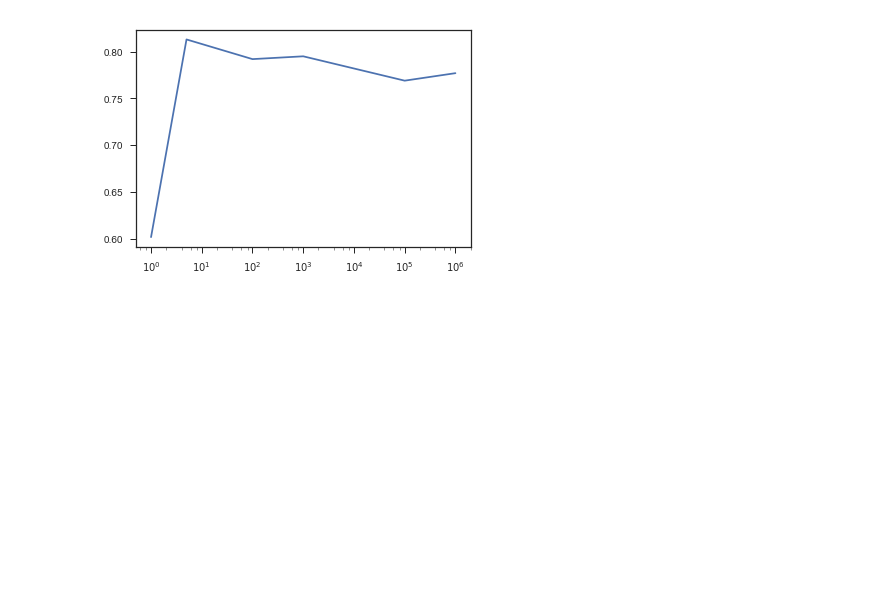
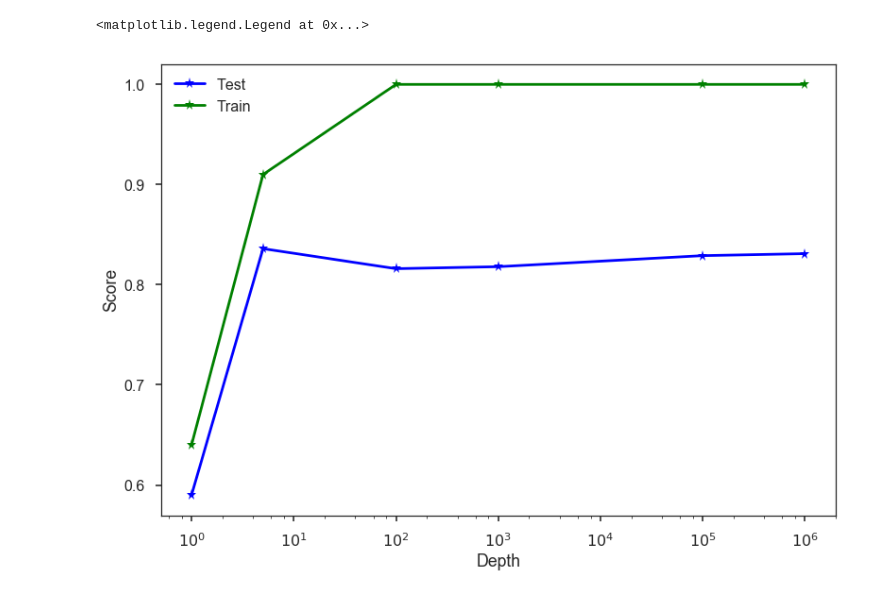
Before and after one commit to cs109/a-2017, a Jupyter notebook: Lectures/Lecture14-DecisionTrees/Lecture_14_Notebook.ipynb, the cells around one changed output. Drawn from its saved outputs; the diff is of its cells as text; code cells hidden in the pictures; blank space fills up the shorter version.

```diff
--- a/Lectures/Lecture14-DecisionTrees/Lecture_14_Notebook.ipynb
+++ b/Lectures/Lecture14-DecisionTrees/Lecture_14_Notebook.ipynb
@@ -21,6 +27,14 @@ from sklearn import tree
 from sklearn import ensemble
 sns.set(style="ticks")
 %matplotlib inline
+
+
+
+import seaborn as sns
+pd.set_option('display.width', 1500)
+pd.set_option('display.max_columns', 100)
+
+sns.set_context('poster')
 # %%
 #--------  fit_and_plot_dt
 # Fit decision tree with on given data set with given depth, and plot the data/model
@@ -82,7 +96,9 @@ def plot_tree_boundary(x, y, model, title, ax, plot_data=True, fill=True, color=
 
     return ax
 # %%
-data = np.random.multivariate_normal([0, 0], np.eye(2) * 5, size=200)
-data = np.hstack((data, np.zeros((200, 1))))
+npoints = 200
+data = np.random.multivariate_normal([0, 0], np.eye(2) * 5, size=npoints)
+data = np.hstack((data, np.zeros((npoints, 1))))
+
 data[data[:, 0]**2 + data[:, 1]**2 < 3**2, 2] = np.random.choice([0, 1], len(data[data[:, 0]**2 + data[:, 1]**2 < 3**2]), p=[0.2, 0.8])
 # %%
@@ -116,24 +132,31 @@ for i in depths:
 # %%
 #Overfitting
 
 depths = [1, 5, 100, 1000, 100000, 1000000]
 
 test_data = np.random.multivariate_normal([0, 0], np.eye(2) * 5, size=1000)
 test_data = np.hstack((test_data, np.zeros((1000, 1))))
 test_data[test_data[:, 0]**2 + test_data[:, 1]**2 < 3**2, 2] = np.random.choice([0, 1], len(test_data[test_data[:, 0]**2 + test_data[:, 1]**2 < 3**2]), p=[0.2, 0.8])
 x_test = test_data[:, :-1]
 y_test = test_data[:, -1]
 
 scores = []
+scores_train = []
 for depth in depths:
     dt = tree.DecisionTreeClassifier(max_depth = depth)
     dt.fit(x, y)
     scores.append(dt.score(x_test, y_test))
+    scores_train.append(dt.score(x, y))
 
-plt.plot(depths, scores)
+plt.plot(depths, scores, 'b*-', label = 'Test')
+plt.plot(depths, scores_train, 'g*-', label = 'Train')
+plt.xlabel('Depth')
+plt.ylabel('Score')
 plt.xscale('log')
+plt.legend()
 # %% [output]
+<matplotlib.legend.Legend at 0x...>
-[figure, old version]
+[figure, new version]
 # %%
 #Variance comparison between simple and complex models
 depths = [3, 10, 1000]
```
Also changed, not shown: parts of 8 cells of this notebook, 1 other file.
